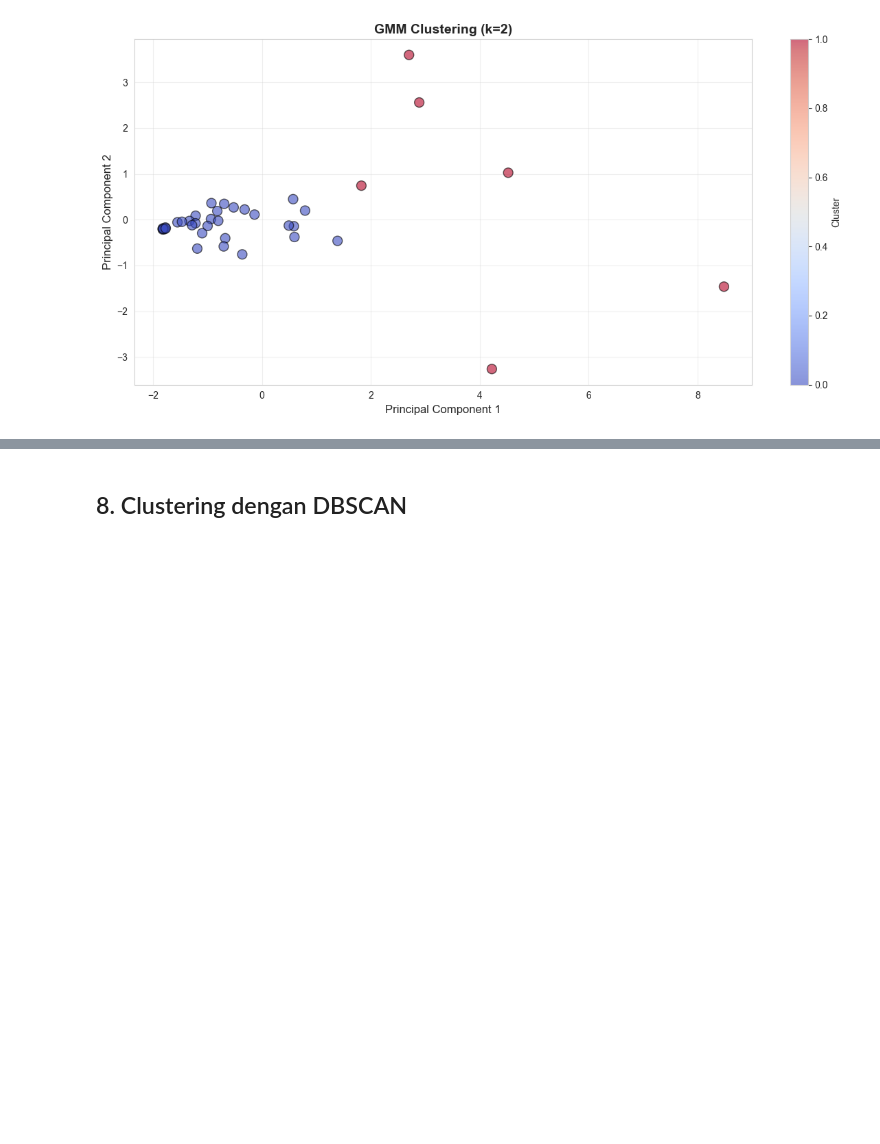
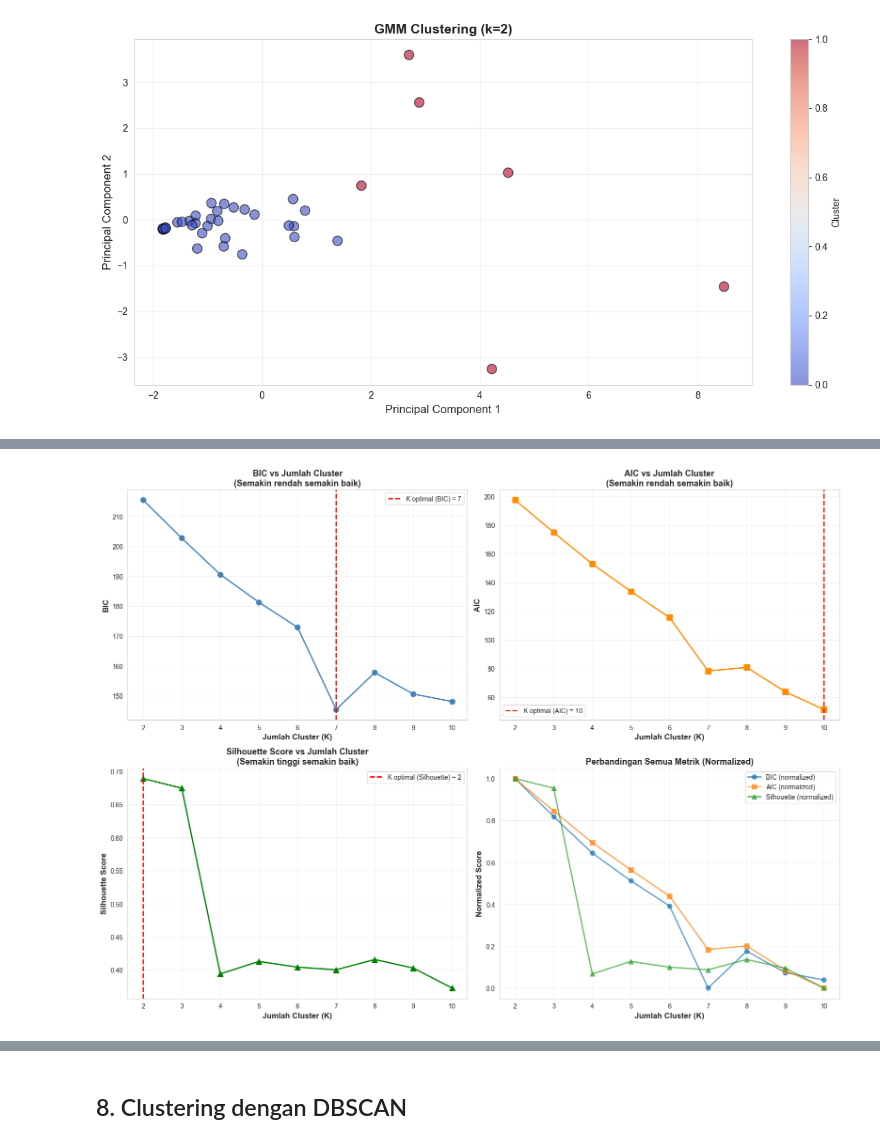
Before and after one commit to wildanjr19/5th-college, a Jupyter notebook: Pengantar Data Mining/Final Project/Final_Project.ipynb, the cells around one changed output, grey strips where cells are left out. Saved outputs shown, nothing was run; the diff lists cells and outputs as text; code cells hidden in the pictures; blank space fills up the shorter version.

```diff
--- a/Pengantar Data Mining/Final Project/Final_Project.ipynb
+++ b/Pengantar Data Mining/Final Project/Final_Project.ipynb
@@ -625,0 +688,18 @@ plt.show()
+# %%
+# Tampilkan hasil dalam DataFrame
+gmm_experiment_df = pd.DataFrame(gmm_results)
+print("\nTabel Lengkap Hasil Eksperimen GMM:")
+print(gmm_experiment_df.to_string(index=False))
+
+# Temukan K terbaik berdasarkan masing-masing metrik
+best_k_bic = gmm_experiment_df.loc[gmm_experiment_df['BIC'].idxmin(), 'K']
+best_k_aic = gmm_experiment_df.loc[gmm_experiment_df['AIC'].idxmin(), 'K']
+best_k_sil = gmm_experiment_df.loc[gmm_experiment_df['Silhouette'].idxmax(), 'K']
+
+print("\n" + "="*80)
+print("K OPTIMAL BERDASARKAN SETIAP METRIK:")
+print("="*80)
+print(f"K terbaik berdasarkan BIC (terendah): {best_k_bic}")
+print(f"K terbaik berdasarkan AIC (terendah): {best_k_aic}")
+print(f"K terbaik berdasarkan Silhouette (tertinggi): {best_k_sil}")
+print("="*80)
@@ -625,0 +726,66 @@ plt.show()
+# %%
+# Visualisasi BIC, AIC, dan Silhouette Score
+fig, axes = plt.subplots(2, 2, figsize=(16, 12))
+
+# Plot 1: BIC
+axes[0, 0].plot(gmm_results['K'], gmm_results['BIC'], marker='o',
+                linewidth=2, markersize=8, color='steelblue')
+axes[0, 0].axvline(x=best_k_bic, color='red', linestyle='--',
+                   label=f'K optimal (BIC) = {best_k_bic}', linewidth=2)
+axes[0, 0].set_xlabel('Jumlah Cluster (K)', fontsize=12, fontweight='bold')
+axes[0, 0].set_ylabel('BIC', fontsize=12, fontweight='bold')
+axes[0, 0].set_title('BIC vs Jumlah Cluster\n(Semakin rendah semakin baik)',
+                     fontsize=13, fontweight='bold')
+axes[0, 0].grid(True, alpha=0.3)
+axes[0, 0].legend(fontsize=10)
+axes[0, 0].set_xticks(gmm_results['K'])
+
+# Plot 2: AIC
+axes[0, 1].plot(gmm_results['K'], gmm_results['AIC'], marker='s',
+                linewidth=2, markersize=8, color='darkorange')
+axes[0, 1].axvline(x=best_k_aic, color='red', linestyle='--',
+                   label=f'K optimal (AIC) = {best_k_aic}', linewidth=2)
+axes[0, 1].set_xlabel('Jumlah Cluster (K)', fontsize=12, fontweight='bold')
+axes[0, 1].set_ylabel('AIC', fontsize=12, fontweight='bold')
+axes[0, 1].set_title('AIC vs Jumlah Cluster\n(Semakin rendah semakin baik)',
+                     fontsize=13, fontweight='bold')
+axes[0, 1].grid(True, alpha=0.3)
+axes[0, 1].legend(fontsize=10)
+axes[0, 1].set_xticks(gmm_results['K'])
+
+# Plot 3: Silhouette Score
+axes[1, 0].plot(gmm_results['K'], gmm_results['Silhouette'], marker='^',
+                linewidth=2, markersize=8, color='green')
+axes[1, 0].axvline(x=best_k_sil, color='red', linestyle='--',
+                   label=f'K optimal (Silhouette) = {best_k_sil}', linewidth=2)
+axes[1, 0].set_xlabel('Jumlah Cluster (K)', fontsize=12, fontweight='bold')
+axes[1, 0].set_ylabel('Silhouette Score', fontsize=12, fontweight='bold')
+axes[1, 0].set_title('Silhouette Score vs Jumlah Cluster\n(Semakin tinggi semakin baik)',
+                     fontsize=13, fontweight='bold')
+axes[1, 0].grid(True, alpha=0.3)
+axes[1, 0].legend(fontsize=10)
+axes[1, 0].set_xticks(gmm_results['K'])
+
+# Plot 4: Perbandingan semua metrik (normalized)
+from sklearn.preprocessing import MinMaxScaler
+scaler = MinMaxScaler()
+normalized_data = scaler.fit_transform(gmm_experiment_df[['BIC', 'AIC', 'Silhouette']])
+
+axes[1, 1].plot(gmm_results['K'], normalized_data[:, 0], marker='o',
+                linewidth=2, markersize=7, label='BIC (normalized)', alpha=0.7)
+axes[1, 1].plot(gmm_results['K'], normalized_data[:, 1], marker='s',
+                linewidth=2, markersize=7, label='AIC (normalized)', alpha=0.7)
+axes[1, 1].plot(gmm_results['K'], normalized_data[:, 2], marker='^',
+                linewidth=2, markersize=7, label='Silhouette (normalized)', alpha=0.7)
+axes[1, 1].set_xlabel('Jumlah Cluster (K)', fontsize=12, fontweight='bold')
+axes[1, 1].set_ylabel('Normalized Score', fontsize=12, fontweight='bold')
+axes[1, 1].set_title('Perbandingan Semua Metrik (Normalized)',
+                     fontsize=13, fontweight='bold')
+axes[1, 1].grid(True, alpha=0.3)
+axes[1, 1].legend(fontsize=10)
+axes[1, 1].set_xticks(gmm_results['K'])
+
+plt.tight_layout()
+plt.show()
+# %% [output]
+[figure, added]
```
Also changed, not shown: parts of 6 cells of this notebook.
